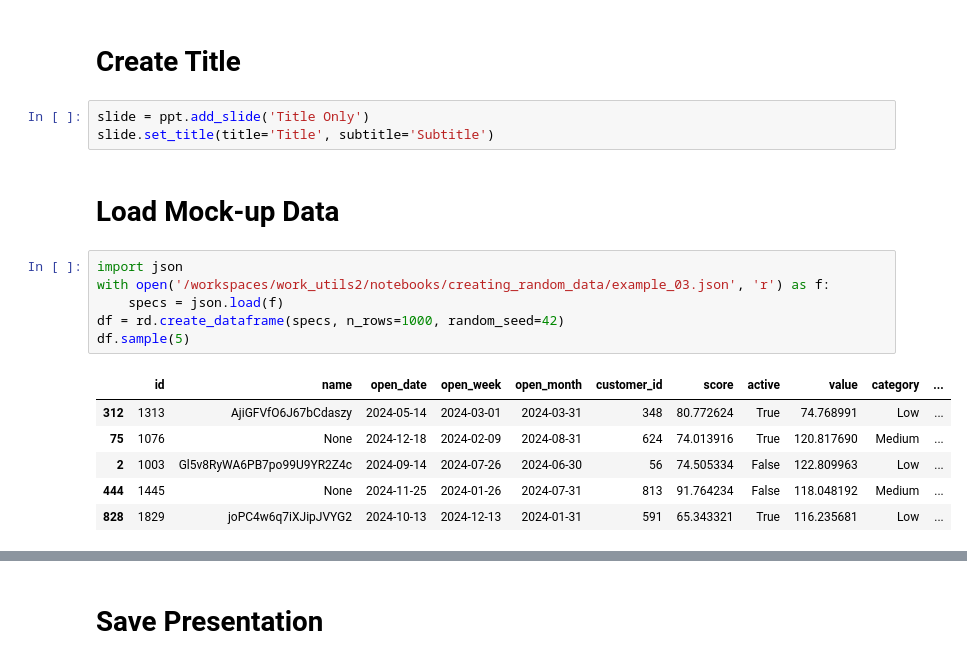
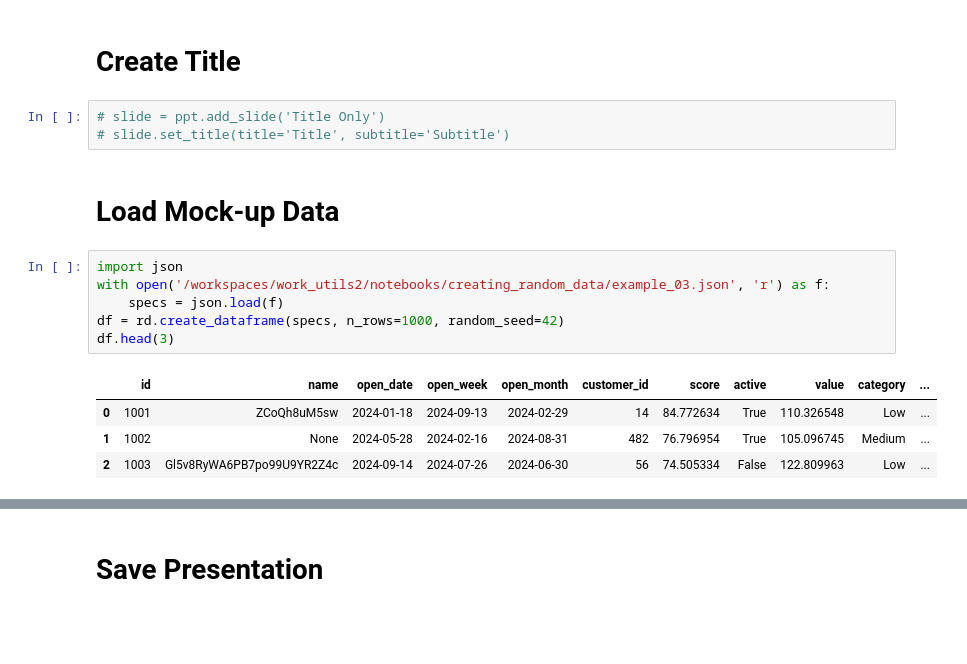
Before and after one commit to toddbenanzer/work_utils2, a Jupyter notebook: notebooks/presentation/example_01_simple_slides.ipynb, the cells around one changed output, grey strips where cells are left out. Saved outputs shown, nothing was run; the diff lists cells and outputs as text; blank space fills up the shorter version.

```diff
--- a/notebooks/presentation/example_01_simple_slides.ipynb
+++ b/notebooks/presentation/example_01_simple_slides.ipynb
@@ -11,20 +11,18 @@ ppt = presentation.PowerPointPresentation(template_filepath='presentation/assets
 # %% [markdown]
 # Create Title
 # %%
-slide = ppt.add_slide('Title Only')
-slide.set_title(title='Title', subtitle='Subtitle')
+# slide = ppt.add_slide('Title Only')
+# slide.set_title(title='Title', subtitle='Subtitle')
 # %% [markdown]
 # Load Mock-up Data
 # %%
 import json
 with open('/workspaces/work_utils2/notebooks/creating_random_data/example_03.json', 'r') as f:
     specs = json.load(f)
 df = rd.create_dataframe(specs, n_rows=1000, random_seed=42)
-df.sample(5)
+df.head(3)
 # %% [output]
 |  | id | name | open_date | open_week | open_month | customer_id | score | active | value | category | ... |
-| 312 | 1313 | AjiGFVfO6J67bCdaszy | 2024-05-14 | 2024-03-01 | 2024-03-31 | 348 | 80.772624 | True | 74.768991 | Low | ... |
-| 75 | 1076 | None | 2024-12-18 | 2024-02-09 | 2024-08-31 | 624 | 74.013916 | True | 120.817690 | Medium | ... |
+| 0 | 1001 | ZCoQh8uM5sw | 2024-01-18 | 2024-09-13 | 2024-02-29 | 14 | 84.772634 | True | 110.326548 | Low | ... |
+| 1 | 1002 | None | 2024-05-28 | 2024-02-16 | 2024-08-31 | 482 | 76.796954 | True | 105.096745 | Medium | ... |
 | 2 | 1003 | Gl5v8RyWA6PB7po99U9YR2Z4c | 2024-09-14 | 2024-07-26 | 2024-06-30 | 56 | 74.505334 | False | 122.809963 | Low | ... |
-| 444 | 1445 | None | 2024-11-25 | 2024-01-26 | 2024-07-31 | 813 | 91.764234 | False | 118.048192 | Medium | ... |
-| 828 | 1829 | joPC4w6q7iXJipJVYG2 | 2024-10-13 | 2024-12-13 | 2024-01-31 | 591 | 65.343321 | True | 116.235681 | Low | ... |
```
Also changed, not shown: parts of 8 cells of this notebook, 4 other files.
